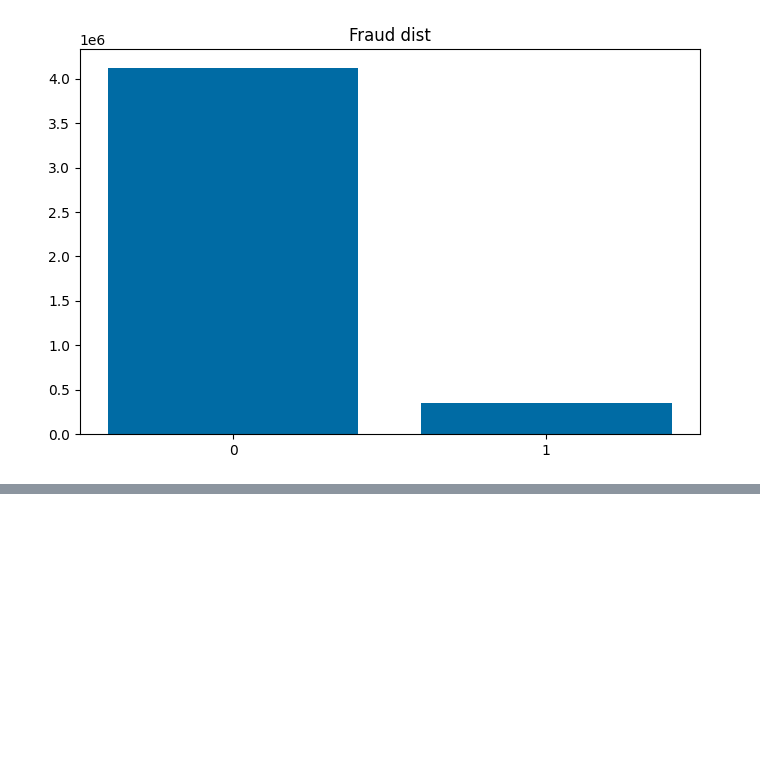
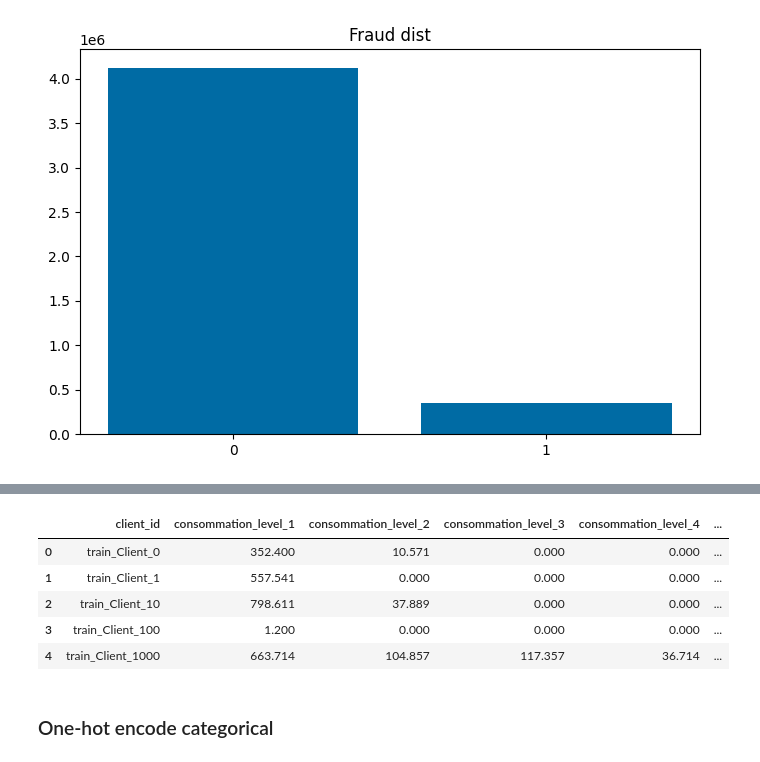
Before and after one commit to nikwilms/fraud-detection-electricity-gas-consumption, a Jupyter notebook: Initial_eda_nikita.ipynb, the cells around one changed output, grey strips where cells are left out. Saved outputs shown, nothing was run; the diff lists cells and outputs as text; code cells hidden in the pictures; blank space fills up the shorter version.

```diff
--- a/Initial_eda_nikita.ipynb
+++ b/Initial_eda_nikita.ipynb
@@ -437,0 +222,11 @@ plt.show()
+# %%
+df_agg_invoice_train.head()
+# %% [output]
+|  | client_id | consommation_level_1 | consommation_level_2 | consommation_level_3 | consommation_level_4 | ... |
+| 0 | train_Client_0 | 352.400 | 10.571 | 0.000 | 0.000 | ... |
+| 1 | train_Client_1 | 557.541 | 0.000 | 0.000 | 0.000 | ... |
+| 2 | train_Client_10 | 798.611 | 37.889 | 0.000 | 0.000 | ... |
+| 3 | train_Client_100 | 1.200 | 0.000 | 0.000 | 0.000 | ... |
+| 4 | train_Client_1000 | 663.714 | 104.857 | 117.357 | 36.714 | ... |
+# %% [markdown]
+###  One-hot encode categorical
```
Also changed, not shown: parts of 26 cells of this notebook.
